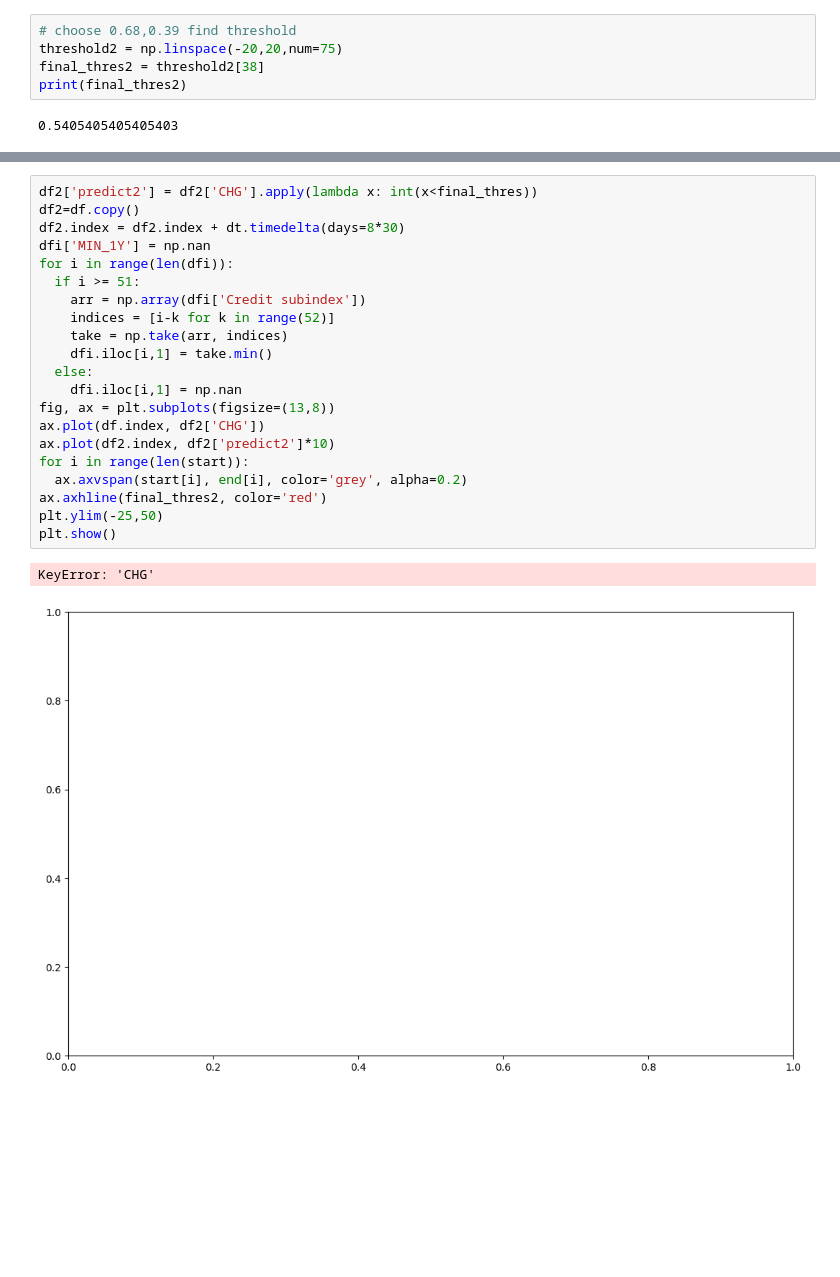
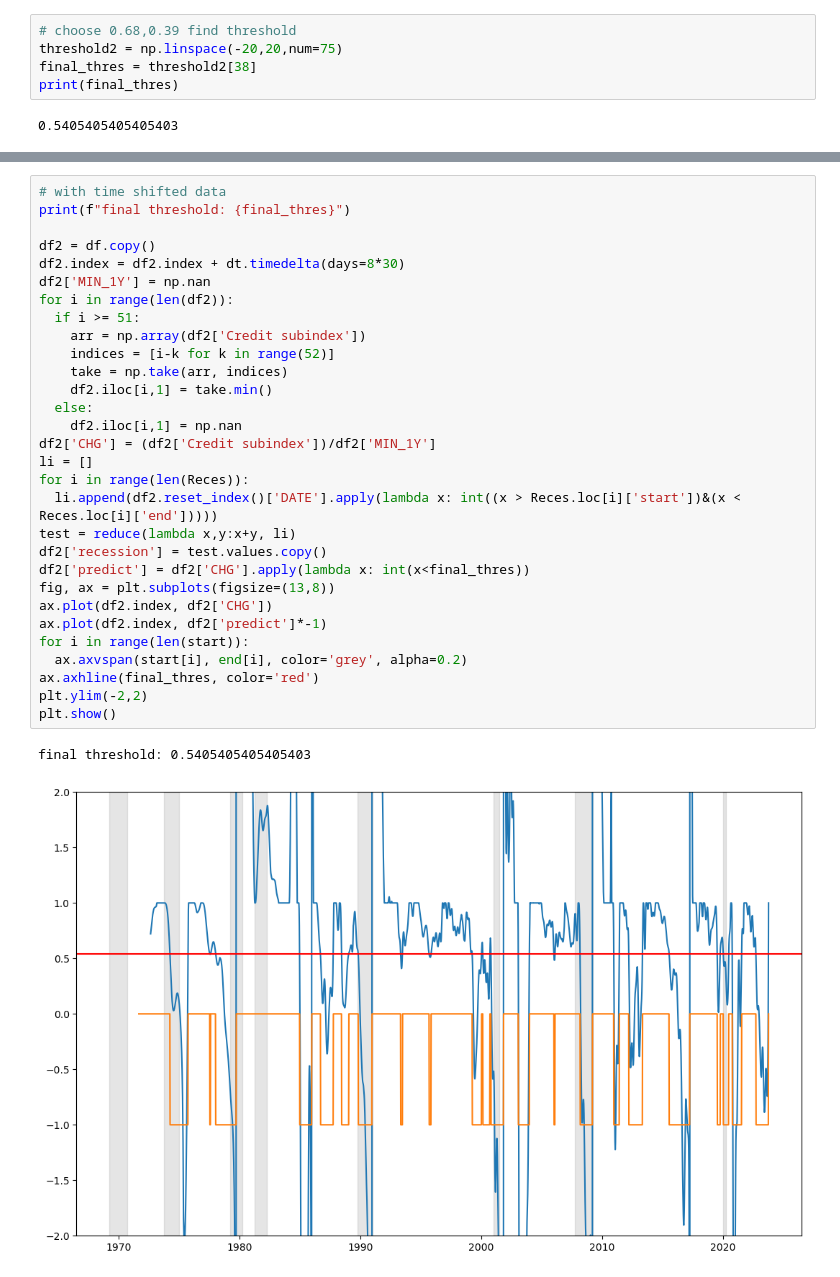
Before and after one commit to YoongsompornT/RecessionPrediction, a Jupyter notebook: Models/Threshold/Index5-RecesPredict.ipynb, the cells around one changed output, grey strips where cells are left out. Cells and saved outputs as stored; diff of their text form; blank space fills up the shorter version.

Commit message:
Update Index 1,5

```diff
--- a/Models/Threshold/Index5-RecesPredict.ipynb
+++ b/Models/Threshold/Index5-RecesPredict.ipynb
@@ -509,8 +509,8 @@ temp1[30:40]
 # %%
 # choose 0.68,0.39 find threshold
 threshold2 = np.linspace(-20,20,num=75)
-final_thres2 = threshold2[38]
-print(final_thres2)
+final_thres = threshold2[38]
+print(final_thres)
 # %% [output]
 0.5405405405405403
 # %%
@@ -528,24 +528,33 @@ plt.show()
 # %%
-df2['predict2'] = df2['CHG'].apply(lambda x: int(x<final_thres))
-df2=df.copy()
+# with time shifted data
+print(f"final threshold: {final_thres}")
+
+df2 = df.copy()
 df2.index = df2.index + dt.timedelta(days=8*30)
-dfi['MIN_1Y'] = np.nan
-for i in range(len(dfi)):
+df2['MIN_1Y'] = np.nan
+for i in range(len(df2)):
   if i >= 51:
-    arr = np.array(dfi['Credit subindex'])
+    arr = np.array(df2['Credit subindex'])
     indices = [i-k for k in range(52)]
     take = np.take(arr, indices)
-    dfi.iloc[i,1] = take.min()
+    df2.iloc[i,1] = take.min()
   else:
-    dfi.iloc[i,1] = np.nan
+    df2.iloc[i,1] = np.nan
+df2['CHG'] = (df2['Credit subindex'])/df2['MIN_1Y']
+li = []
+for i in range(len(Reces)):
+  li.append(df2.reset_index()['DATE'].apply(lambda x: int((x > Reces.loc[i]['start'])&(x < Reces.loc[i]['end']))))
+test = reduce(lambda x,y:x+y, li)
+df2['recession'] = test.values.copy()
+df2['predict'] = df2['CHG'].apply(lambda x: int(x<final_thres))
 fig, ax = plt.subplots(figsize=(13,8))
-ax.plot(df.index, df2['CHG'])
-ax.plot(df2.index, df2['predict2']*10)
+ax.plot(df2.index, df2['CHG'])
+ax.plot(df2.index, df2['predict']*-1)
 for i in range(len(start)):
   ax.axvspan(start[i], end[i], color='grey', alpha=0.2)
-ax.axhline(final_thres2, color='red')
-plt.ylim(-25,50)
+ax.axhline(final_thres, color='red')
+plt.ylim(-2,2)
 plt.show()
 # %% [output]
-KeyError: 'CHG'
+final threshold: 0.5405405405405403
-[figure, old version]
+[figure, new version]
```
Also changed, not shown: parts of 2 cells of this notebook, 1 other file.
